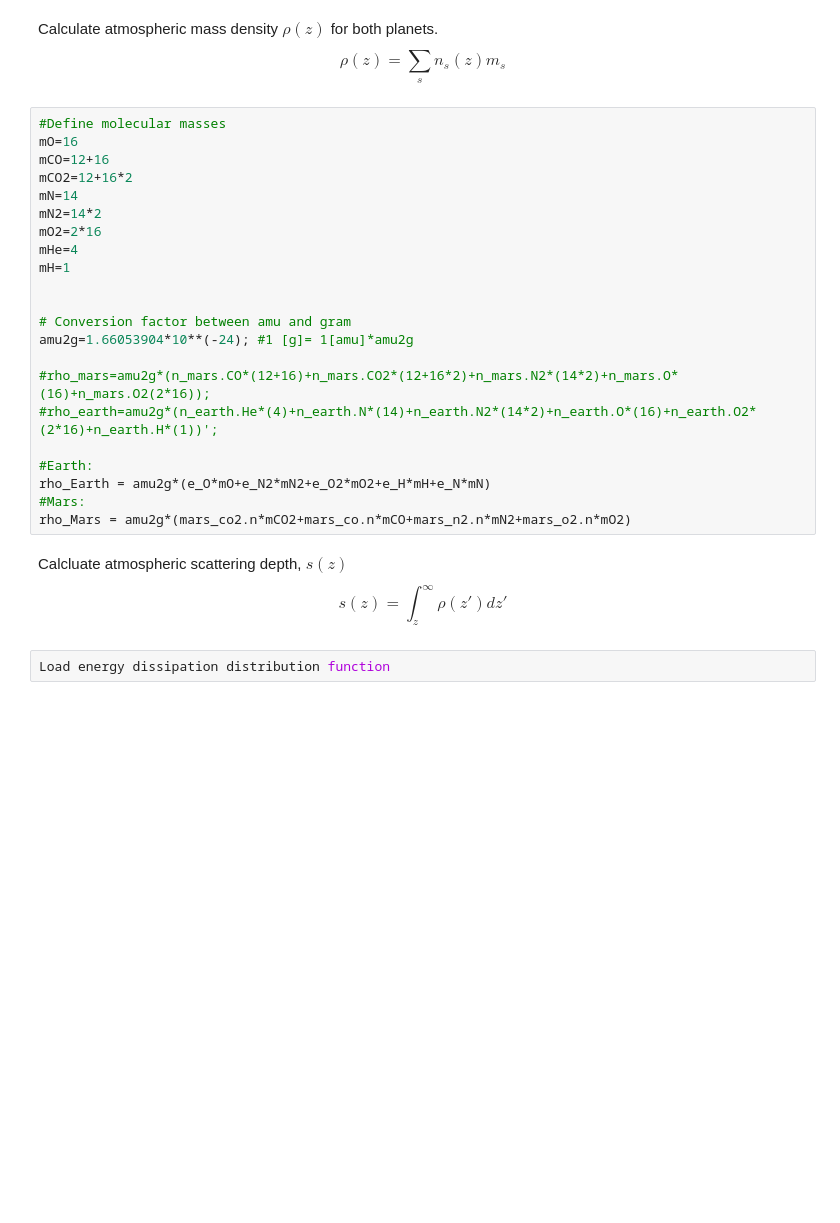
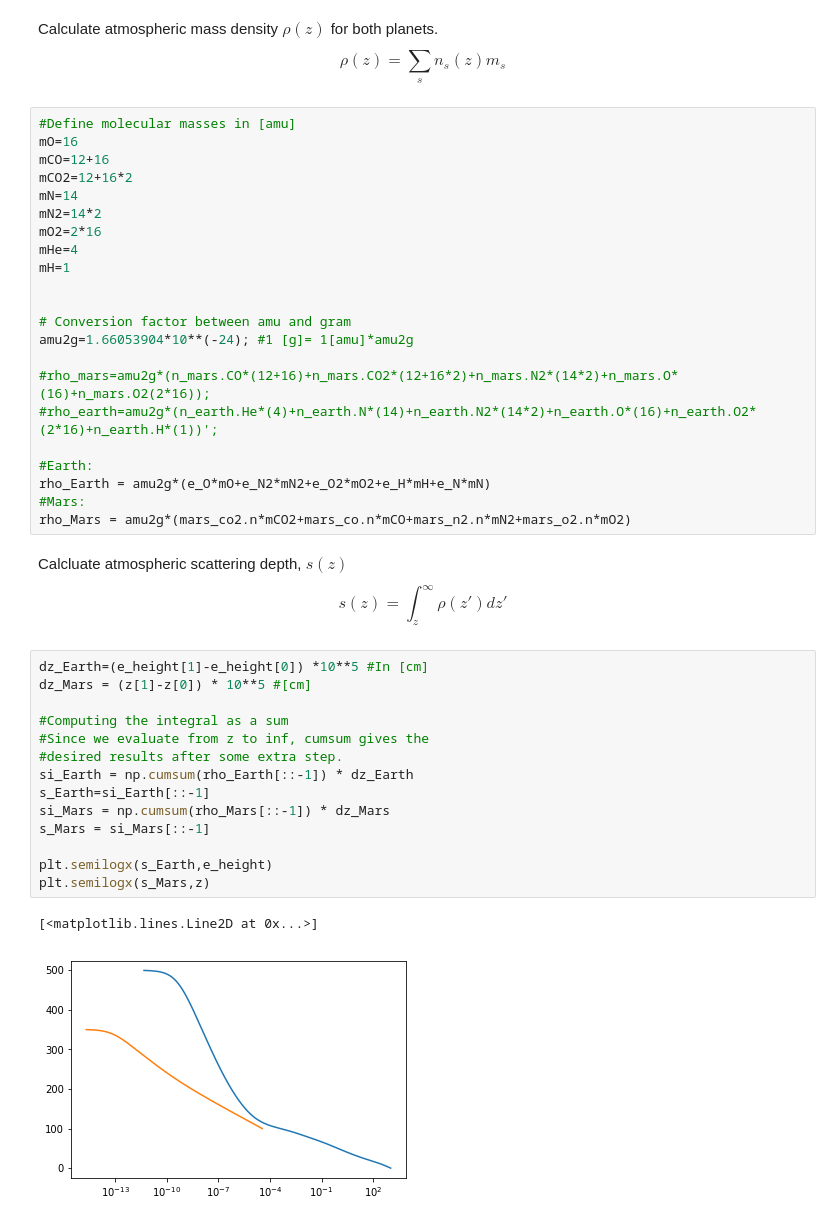
Before and after one commit to konradSteinvall/ASP_project, a Jupyter notebook: project.ipynb, the cells around one changed output. Saved outputs shown, nothing was run; the diff lists cells and outputs as text; blank space fills up the shorter version.

Commit message:
Added calculations for atmospheric scattering depth

```diff
--- a/project.ipynb
+++ b/project.ipynb
@@ -135,7 +135,7 @@ Calculate atmospheric mass density $\rho(z)$ for both planets.
 \rho(z)=\sum_s n_s(z)m_s
 \end{equation}
 # %%
-#Define molecular masses
+#Define molecular masses in [amu]
 mO=16
 mCO=12+16
 mCO2=12+16*2
@@ -161,5 +161,20 @@ Calcluate atmospheric scattering depth, $s(z)$
 \begin{equation}
 s(z)=\int_z^\infty \rho(z')dz'
 \end{equation}
-# %%
-Load energy dissipation distribution function
+# %%
+dz_Earth=(e_height[1]-e_height[0]) *10**5 #In [cm]
+dz_Mars = (z[1]-z[0]) * 10**5 #[cm]
+
+#Computing the integral as a sum
+#Since we evaluate from z to inf, cumsum gives the
+#desired results after some extra step.
+si_Earth = np.cumsum(rho_Earth[::-1]) * dz_Earth
+s_Earth=si_Earth[::-1]
+si_Mars = np.cumsum(rho_Mars[::-1]) * dz_Mars
+s_Mars = si_Mars[::-1]
+
+plt.semilogx(s_Earth,e_height)
+plt.semilogx(s_Mars,z)
+# %% [output]
+[<matplotlib.lines.Line2D at 0x...>]
+[figure, added]
```
Also changed, not shown: parts of 3 cells of this notebook.
